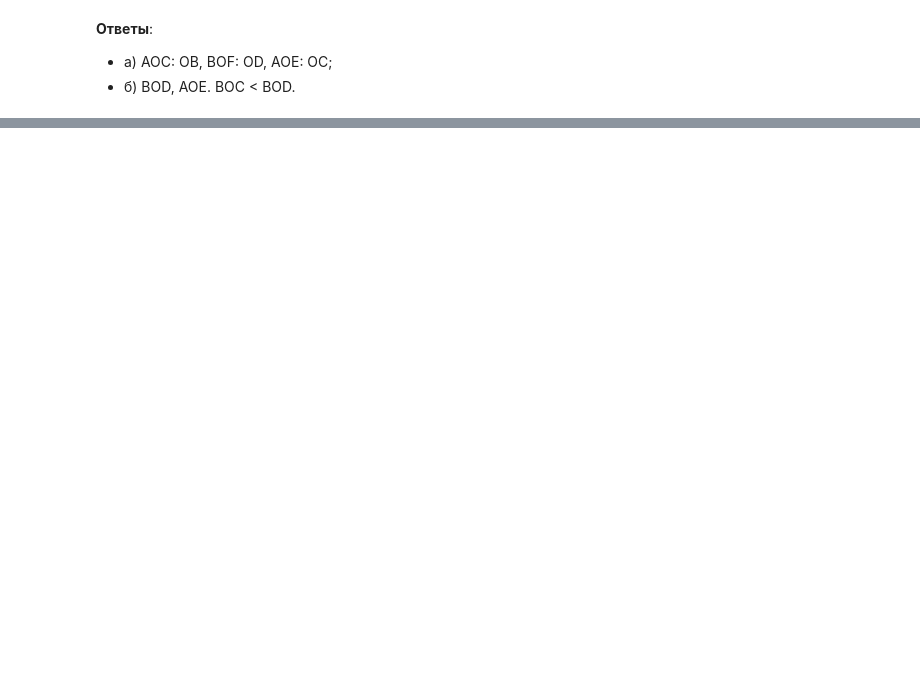
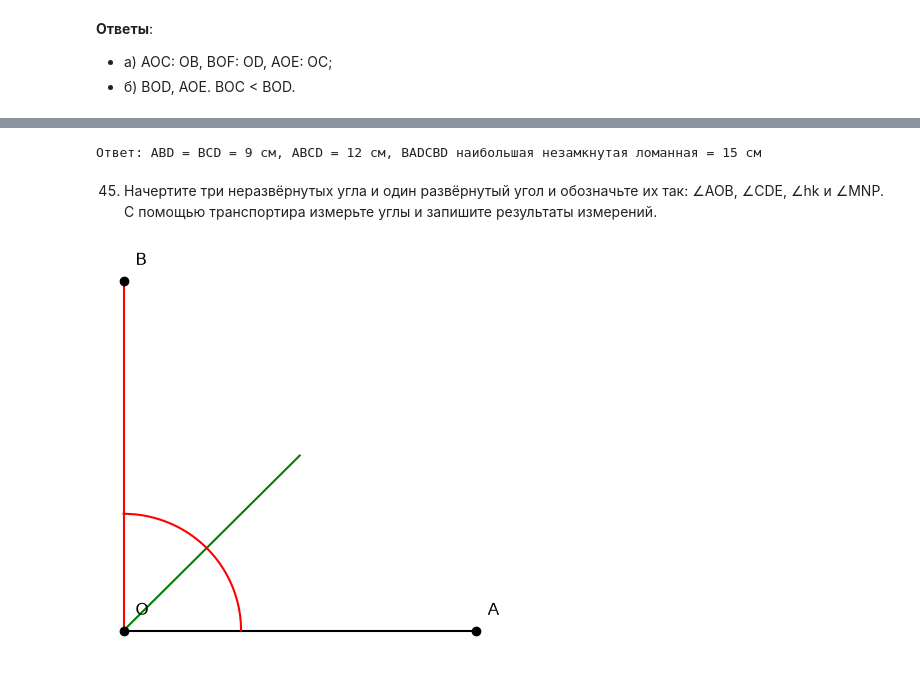
Before and after one commit to romashina/geometry, a Jupyter notebook: 07.01.ipynb, the cells around one changed output, grey strips where cells are left out. Cells and saved outputs as stored; diff of their text form; code cells hidden in the pictures; blank space fills up the shorter version.

```diff
--- a/07.01.ipynb
+++ b/07.01.ipynb
@@ -395,0 +521,41 @@ plt.show()
+# %%
+chain=3
+print(f"Ответ: ABD = BCD = {chain*3} см, ABCD = {chain*4} см, BADCBD наибольшая незамкнутая ломанная = {chain*5} см")
+# %% [output]
+Ответ: ABD = BCD = 9 см, ABCD = 12 см, BADCBD наибольшая незамкнутая ломанная = 15 см
+# %% [markdown]
+45. Начертите три неразвёрнутых угла и один развёрнутый угол и обозначьте их так: ∠AOB, ∠CDE, ∠hk и ∠MNP. С помощью транспортира измерьте углы и запишите результаты измерений.
+# %%
+import numpy as np
+import matplotlib.pyplot as plt
+
+plt.figure(figsize=(5, 5))
+
+B = np.r_[0, 3]
+O = np.r_[0, 0]
+A = np.r_[3, 0]
+
+points = {
+    'B': B,
+    'O': O,
+    'A': A,
+}
+
+plt.plot(*zip(O, A), 'k-')
+plt.plot(*zip(O, C), 'g-')
+plt.plot(*zip(O, B), 'r-')
+
+plt.plot(*zip(*points.values()), 'ko')
+for name, coord in points.items():
+    plt.text(*(coord + [0.1, 0.1]), name, fontsize=12, va='bottom', ha='left')
+
+
+# Дуга от 0 до 45 градусов (в радианах)
+AOB = np.linspace(0, np.pi/2, 100)
+plt.plot(np.cos(AOB), np.sin(AOB), 'r-')
+
+
+plt.axis('off')
+plt.show()
+# %% [output]
+[figure, added]
```
Also changed, not shown: parts of 20 cells of this notebook, 1 other file.
